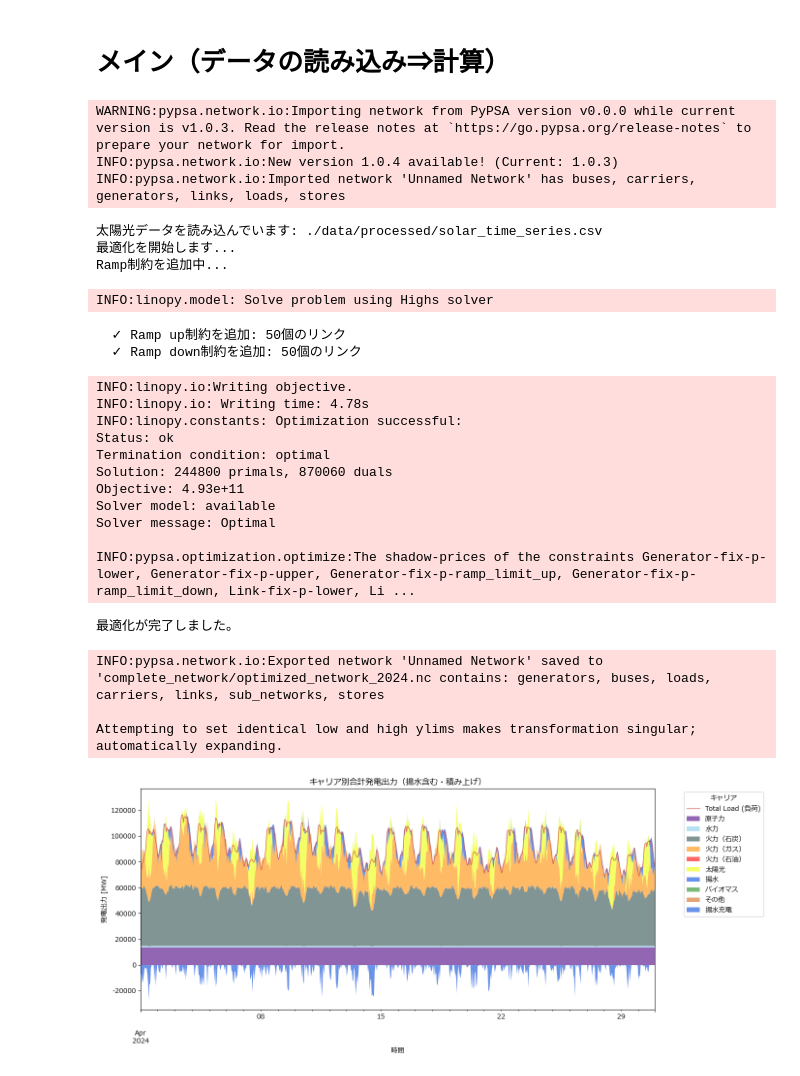
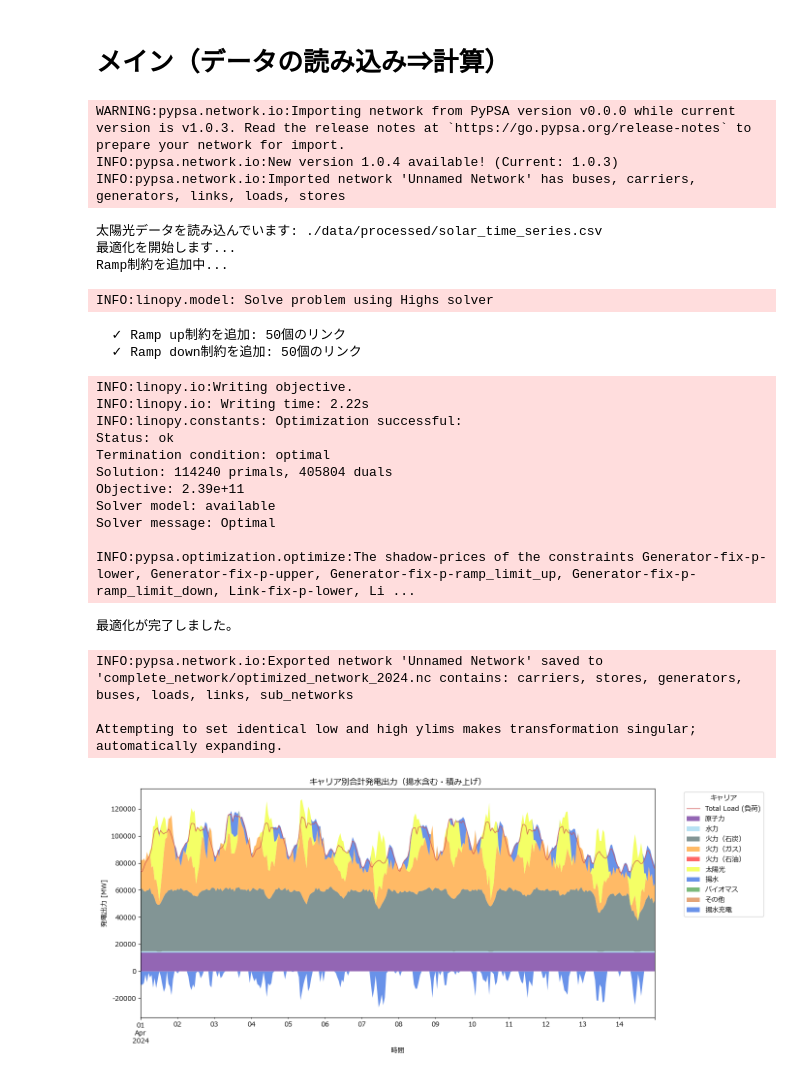
Before and after one commit to takashi-yanase/DemandSupplySimulation, a Jupyter notebook: 00 pypsa-tepsco-master-notebook.ipynb, the cells around one changed output. Saved outputs shown, nothing was run; the diff lists cells and outputs as text; code cells hidden in the pictures.

```diff
--- a/00 pypsa-tepsco-master-notebook.ipynb
+++ b/00 pypsa-tepsco-master-notebook.ipynb
@@ -229,7 +211,7 @@ file_name = "./data/raw/pypsa-japan-10BusModelV5.xlsx"  # ネットワーク＋
 
 # スナップショット作成
 snapshots = pd.date_range(f"{Year_of_analysis}-04-01 00:00",
-                          f"{Year_of_analysis}-04-30 23:00",
+                          f"{Year_of_analysis}-04-14 23:00",
                           freq="h")
 snapshots = snapshots[~((snapshots.month == 2) & (snapshots.day == 29))]
 
@@ -291,35 +273,35 @@ network.optimize(
     extra_functionality=add_ramp_constraints
 )
 print("最適化が完了しました。")
 
 # ネットワークデータ保存
 network.export_to_netcdf(f'complete_network/optimized_network_{Year_of_analysis}.nc')
 
 # 発電量集計・プロット
 analyze_results.plot_total_generation_by_carrier(network)
 # %% [output]
 WARNING:pypsa.network.io:Importing network from PyPSA version v0.0.0 while current version is v1.0.3. Read the release notes at `https://go.pypsa.org/release-notes` to prepare your network for import.
 INFO:pypsa.network.io:New version 1.0.4 available! (Current: 1.0.3)
 INFO:pypsa.network.io:Imported network 'Unnamed Network' has buses, carriers, generators, links, loads, stores
 太陽光データを読み込んでいます: ./data/processed/solar_time_series.csv
 最適化を開始します...
 Ramp制約を追加中...
 INFO:linopy.model: Solve problem using Highs solver
   ✓ Ramp up制約を追加: 50個のリンク
   ✓ Ramp down制約を追加: 50個のリンク
 INFO:linopy.io:Writing objective.
-INFO:linopy.io: Writing time: 4.78s
+INFO:linopy.io: Writing time: 2.22s
 INFO:linopy.constants: Optimization successful:
 Status: ok
 Termination condition: optimal
-Solution: 244800 primals, 870060 duals
-Objective: 4.93e+11
+Solution: 114240 primals, 405804 duals
+Objective: 2.39e+11
 Solver model: available
 Solver message: Optimal
 
 INFO:pypsa.optimization.optimize:The shadow-prices of the constraints Generator-fix-p-lower, Generator-fix-p-upper, Generator-fix-p-ramp_limit_up, Generator-fix-p-ramp_limit_down, Link-fix-p-lower, Li ...
 最適化が完了しました。
-INFO:pypsa.network.io:Exported network 'Unnamed Network' saved to 'complete_network/optimized_network_2024.nc contains: generators, buses, loads, carriers, links, sub_networks, stores
+INFO:pypsa.network.io:Exported network 'Unnamed Network' saved to 'complete_network/optimized_network_2024.nc contains: carriers, stores, generators, buses, loads, links, sub_networks
 
 Attempting to set identical low and high ylims makes transformation singular; automatically expanding.
-[figure, old version]
+[figure, new version]
```
Also changed, not shown: parts of 2 cells of this notebook, 1 other file.
